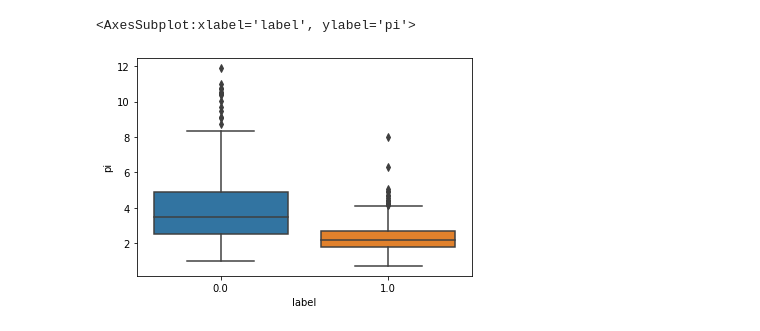
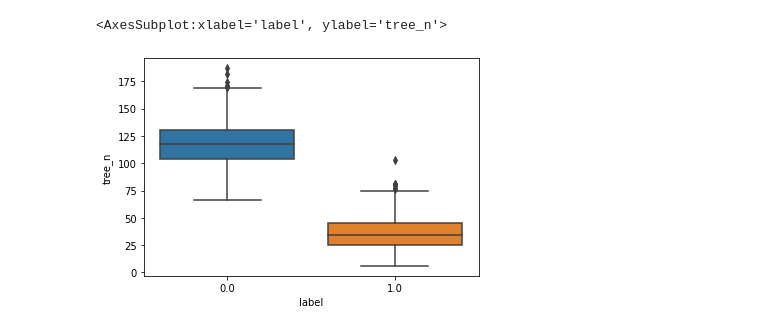
Before and after one commit to andrewkern/tslearn, a Jupyter notebook: tslearn_sweep_classifier.ipynb, the cells around one changed output. Cells and saved outputs as stored; diff of their text form; code cells hidden in the pictures.

```diff
--- a/tslearn_sweep_classifier.ipynb
+++ b/tslearn_sweep_classifier.ipynb
@@ -64,7 +70,7 @@ train_batch_params = {
     'frameWidth': 0,
     'center':True,
     'shuffleExamples':True,
-    'maxTsTableSize':max_table_size,
+    'maxTsTableSize':None,
     'ReLERNN':False
           }
 vali_batch_params = copy.deepcopy(train_batch_params)
@@ -159,11 +182,20 @@ import tskit
 # %%
-info = pickle.load(open("trees/test/info.p", "rb"))
+info = pickle.load(open("trees/train/info.p", "rb"))
 pis = []
+tree_n = []
 for i in range(len(info['sel_coefs'])):
-    ts = tskit.load(f"trees/test/{i}.trees")
+    ts = tskit.load(f"trees/train/{i}.trees")
     pis.append(ts.diversity(mode='branch'))
+    tree_n.append(ts.num_trees)
 pis = np.array(pis)
-print(pis[:500].mean(),
-    pis[500:].mean()
-     )
+tree_n = np.array(tree_n)
+h = int(len(tree_n) / 2)
+labels = np.ones(len(pis))
+labels[h:] -= 1
+
+# make dataframe
+fac = pd.DataFrame({'pi':pis, 'tree_n':tree_n,'label':labels})
+
+sns.boxplot(x='label', y='pi', data=fac)
+fac.groupby(['label']).mean()
 # %% [output]
@@ -171,11 +207,5 @@ print(pis[:500].mean(),
 # %%
-%matplotlib inline
-import pandas as pd
-import seaborn as sns
-
-fac = pd.DataFrame({'pi':pis, 'label':np.ones(len(pis))})
-fac.label[500:] -= 1
-sns.boxplot(x='label', y='pi', data=fac)
+sns.boxplot(x='label', y='tree_n', data=fac)
 # %% [output]
-<AxesSubplot:xlabel='label', ylabel='pi'>
+<AxesSubplot:xlabel='label', ylabel='tree_n'>
-[figure, old version]
+[figure, new version]
```
Also changed, not shown: parts of 21 cells of this notebook, 4 other files.
